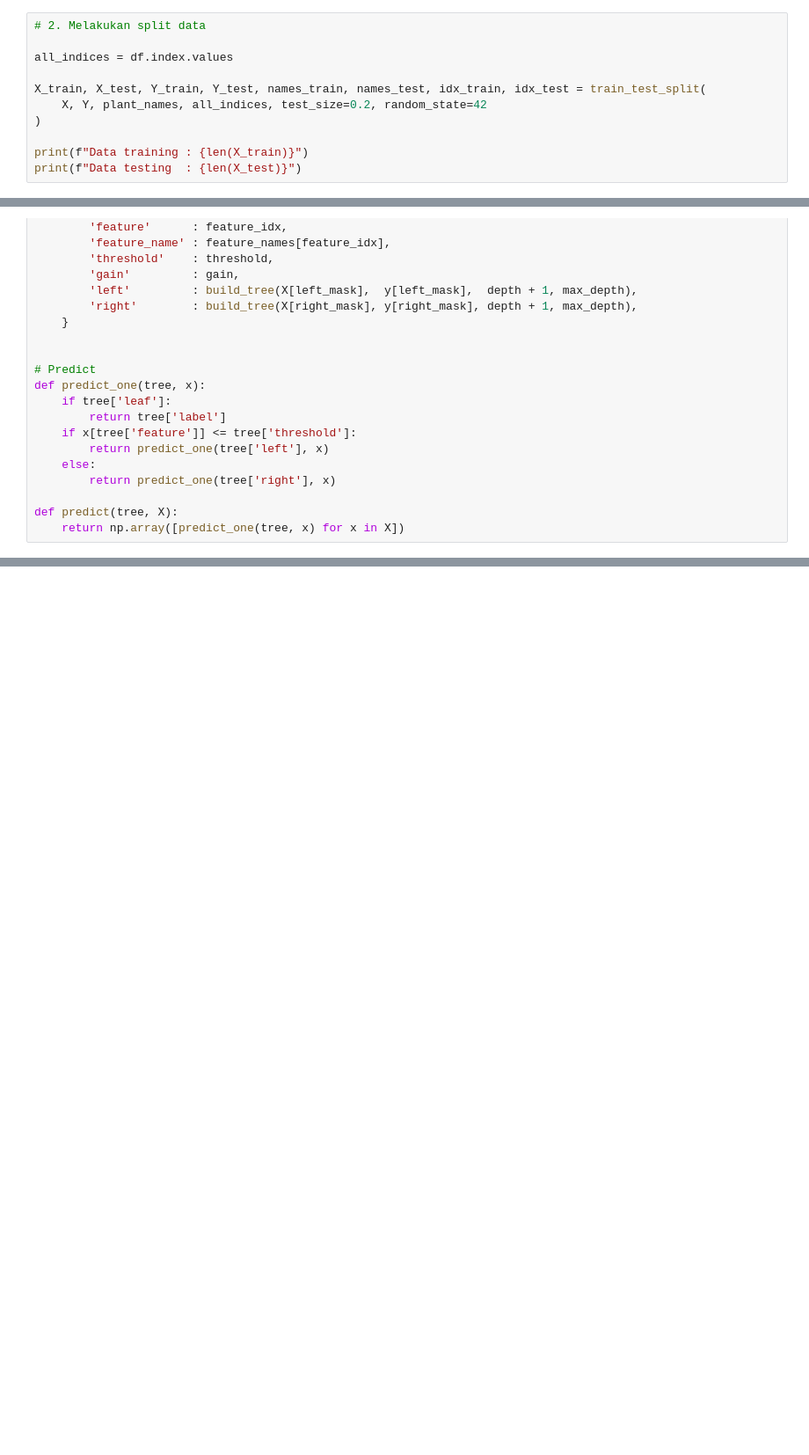
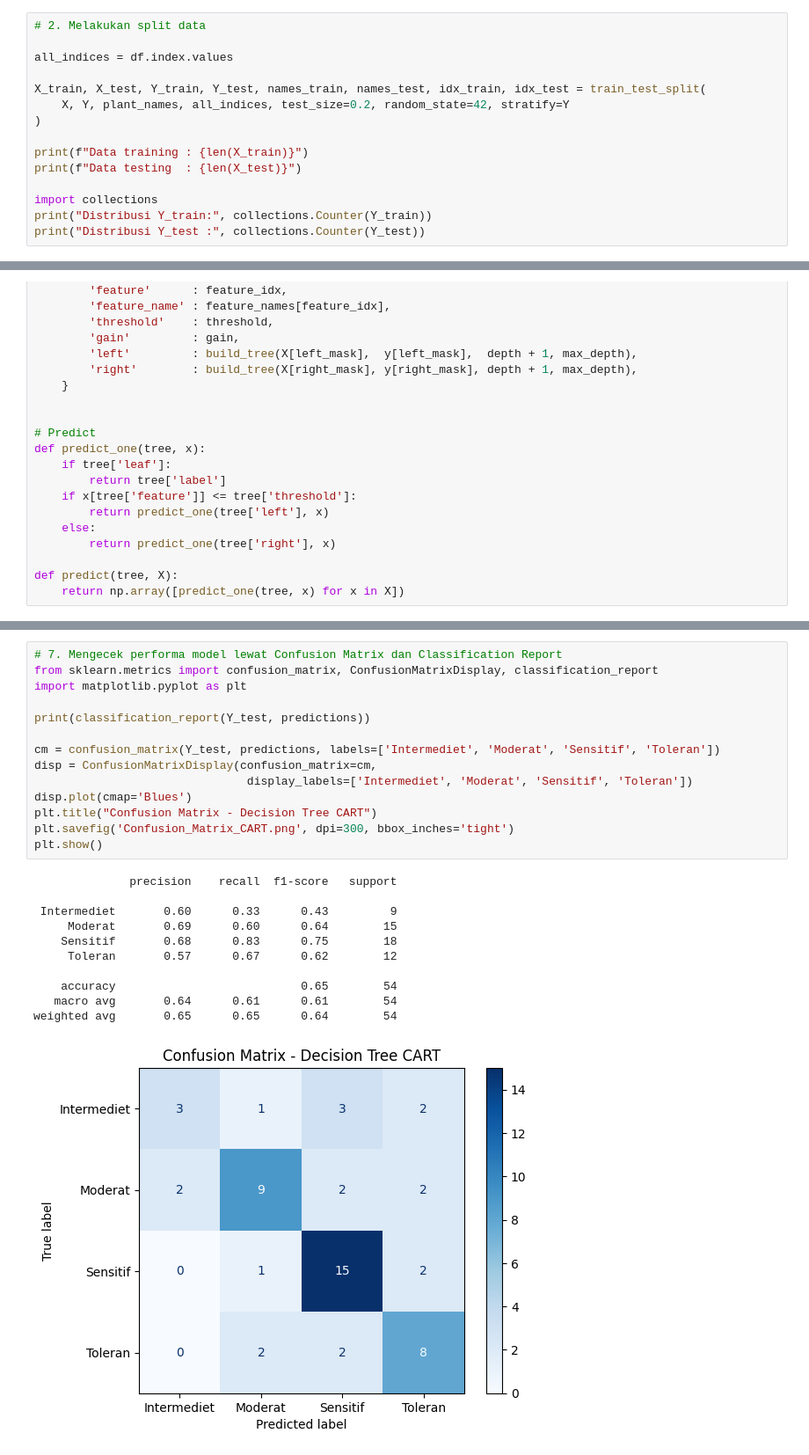
Before and after one commit to allia-ns/klasifikasi-apti, a Jupyter notebook: dt_cart.ipynb, the cells around one changed output, grey strips where cells are left out. Shown at 88% size. Cells and saved outputs as stored; diff of their text form; blank space fills up the shorter version.

```diff
--- a/dt_cart.ipynb
+++ b/dt_cart.ipynb
@@ -26,8 +56,12 @@ print(f"Label       : {np.unique(Y)}")
 all_indices = df.index.values
 
 X_train, X_test, Y_train, Y_test, names_train, names_test, idx_train, idx_test = train_test_split(
-    X, Y, plant_names, all_indices, test_size=0.2, random_state=42
+    X, Y, plant_names, all_indices, test_size=0.2, random_state=42, stratify=Y
 )
 
 print(f"Data training : {len(X_train)}")
 print(f"Data testing  : {len(X_test)}")
+
+import collections
+print("Distribusi Y_train:", collections.Counter(Y_train))
+print("Distribusi Y_test :", collections.Counter(Y_test))
@@ -206,0 +236,26 @@ plt.show()
+# %%
+# 7. Mengecek performa model lewat Confusion Matrix dan Classification Report
+from sklearn.metrics import confusion_matrix, ConfusionMatrixDisplay, classification_report
+import matplotlib.pyplot as plt
+
+print(classification_report(Y_test, predictions))
+
+cm = confusion_matrix(Y_test, predictions, labels=['Intermediet', 'Moderat', 'Sensitif', 'Toleran'])
+disp = ConfusionMatrixDisplay(confusion_matrix=cm,
+                               display_labels=['Intermediet', 'Moderat', 'Sensitif', 'Toleran'])
+disp.plot(cmap='Blues')
+plt.title("Confusion Matrix - Decision Tree CART")
+plt.savefig('Confusion_Matrix_CART.png', dpi=300, bbox_inches='tight')
+plt.show()
+# %% [output]
+              precision    recall  f1-score   support
+
+ Intermediet       0.60      0.33      0.43         9
+     Moderat       0.69      0.60      0.64        15
+    Sensitif       0.68      0.83      0.75        18
+     Toleran       0.57      0.67      0.62        12
+
+    accuracy                           0.65        54
+   macro avg       0.64      0.61      0.61        54
+weighted avg       0.65      0.65      0.64        54
+[figure, added]
```
Also changed, not shown: parts of 8 cells of this notebook, 1 other file.
